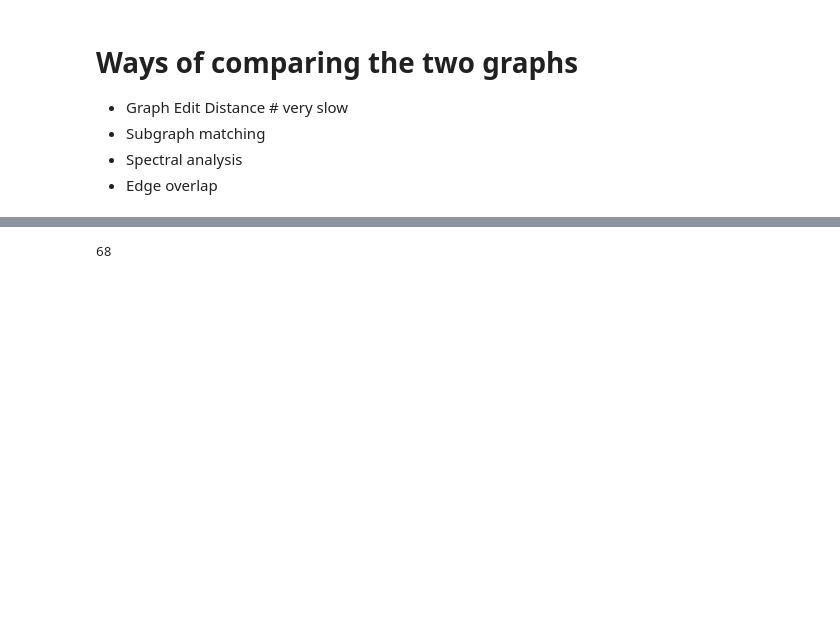
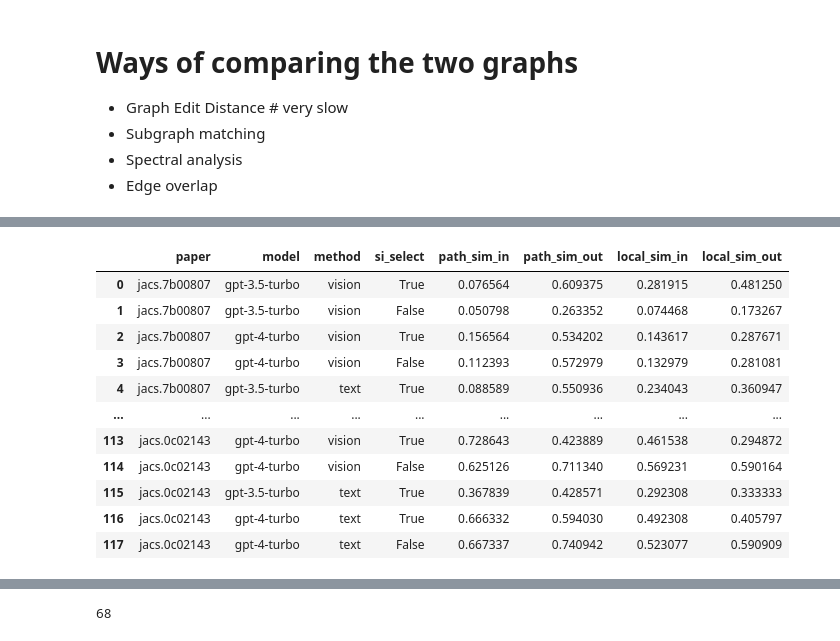
Before and after one commit to schwallergroup/gosybench, a Jupyter notebook: notebooks/compare_graphs_dev.ipynb, the cells around one changed output, grey strips where cells are left out. Cells and saved outputs as stored; diff of their text form; code cells hidden in the pictures; blank space fills up the shorter version.

```diff
--- a/notebooks/compare_graphs_dev.ipynb
+++ b/notebooks/compare_graphs_dev.ipynb
@@ -29,7 +35,9 @@ with open(os.path.join(path, 'gt_graph.pickle'), 'rb') as f:
 # with open(os.path.join(path, 'extracted_graph_gpt35_vision.pickle'), 'wb') as f:
 #     pickle.dump(extracted_G, f)
 
-with open(os.path.join(path, 'extracted_graph_gpt35_vision.pickle'), 'rb') as f:
+with open(
+    os.path.join(path, "extracted_graph_gpt35_vision.pickle"), "rb"
+) as f:
     extracted_G = pickle.load(f)
 # %% [markdown]
 # Ways of comparing the two graphs
@@ -247,0 +305,80 @@ os.getenv("OPENAI_API_KEY")
+# %%
+# For all directories in benchmark, load the graphs with each method and compare with ground truth
+import os
+import pickle
+def load_gr_graph(
+    path, model="gpt-3.5-turbo", method="text", si_select=False
+):
+    if model == "gpt-3.5-turbo":
+        k = "gpt35"
+    elif model == "gpt-4-turbo":
+        k = "gpt4t"
+    elif model == "gpt-4":
+        k = "gpt4"
+    elif model == "gpt-4o":
+        k = "gpt4o"
+
+    if si_select:
+        si = "select"
+    else:
+        si = ""
+
+    with open(
+        os.path.join(path, f"extracted_graph_{k}_{method}_{si}.pickle"),
+        "rb",
+    ) as f:
+        exg = pickle.load(f)
+    return exg
+
+
+import pandas as pd
+
+discarded = [
+    'jacs.3c07019',
+    'jacs.3c01991',
+]
+df = []
+
+for paper in os.listdir("../benchmark/papers"):
+    print(paper)
+    if paper in discarded:
+        continue
+    path = os.path.join("../benchmark/papers", paper)
+    if 'gt_graph.pickle' in os.listdir(path):
+        with open(os.path.join(path, "gt_graph.pickle"), "rb") as f:
+            gt = pickle.load(f)
+    else:
+        continue
+        with open(os.path.join(path, "extracted_graph_gpt4t_vision_.pickle"), "rb") as f:
+            gt = pickle.load(f)
+
+    for method in ["vision", "text"]:
+        for model in ["gpt-3.5-turbo", "gpt-4-turbo"]:
+            for si_select in [True, False]:
+                try:
+                    og = load_gr_graph(path, model, method, si_select)
+                    # if len(og)>1000:
+                    #     print("Too large graph: ", paper, model, method, si_select)
+                    #     continue
+                except:
+                    continue
+
+                loc = compare_local_exact(gt, og)
+                pat = compare_path_exact(gt, og)
+                df.append({
+                    "paper": paper,
+                    "model": model,
+                    "method": method,
+                    "si_select": si_select,
+                    "path_sim_in": pat[0],
+                    "path_sim_out": pat[1],
+                    "local_sim_in": loc[0],
+                    "local_sim_out": loc[1],
+                })
+
+
+df = pd.DataFrame(df)
+
+# 3c07019
+df
+# %% [output]
@@ -247,0 +402,12 @@ os.getenv("OPENAI_API_KEY")
+|  | paper | model | method | si_select | path_sim_in | path_sim_out | local_sim_in | local_sim_out |
+| 0 | jacs.7b00807 | gpt-3.5-turbo | vision | True | 0.076564 | 0.609375 | 0.281915 | 0.481250 |
+| 1 | jacs.7b00807 | gpt-3.5-turbo | vision | False | 0.050798 | 0.263352 | 0.074468 | 0.173267 |
+| 2 | jacs.7b00807 | gpt-4-turbo | vision | True | 0.156564 | 0.534202 | 0.143617 | 0.287671 |
+| 3 | jacs.7b00807 | gpt-4-turbo | vision | False | 0.112393 | 0.572979 | 0.132979 | 0.281081 |
+| 4 | jacs.7b00807 | gpt-3.5-turbo | text | True | 0.088589 | 0.550936 | 0.234043 | 0.360947 |
+| ... | ... | ... | ... | ... | ... | ... | ... | ... |
+| 113 | jacs.0c02143 | gpt-4-turbo | vision | True | 0.728643 | 0.423889 | 0.461538 | 0.294872 |
+| 114 | jacs.0c02143 | gpt-4-turbo | vision | False | 0.625126 | 0.711340 | 0.569231 | 0.590164 |
+| 115 | jacs.0c02143 | gpt-3.5-turbo | text | True | 0.367839 | 0.428571 | 0.292308 | 0.333333 |
+| 116 | jacs.0c02143 | gpt-4-turbo | text | True | 0.666332 | 0.594030 | 0.492308 | 0.405797 |
+| 117 | jacs.0c02143 | gpt-4-turbo | text | False | 0.667337 | 0.740942 | 0.523077 | 0.590909 |
```
Also changed, not shown: parts of 15 cells of this notebook, 6 other files.
